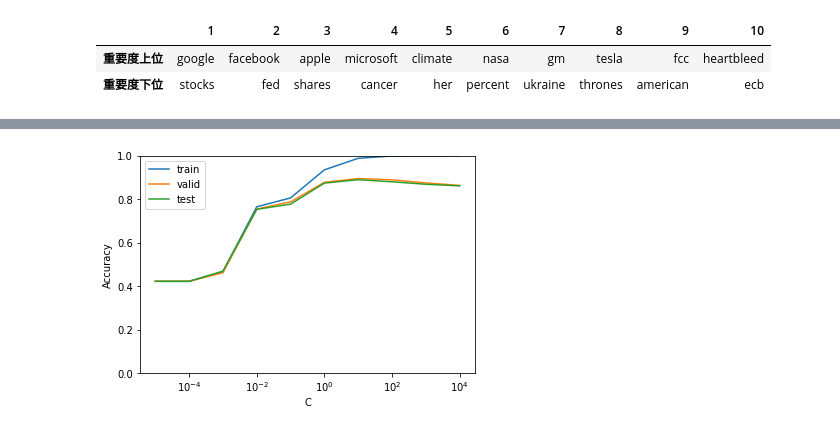
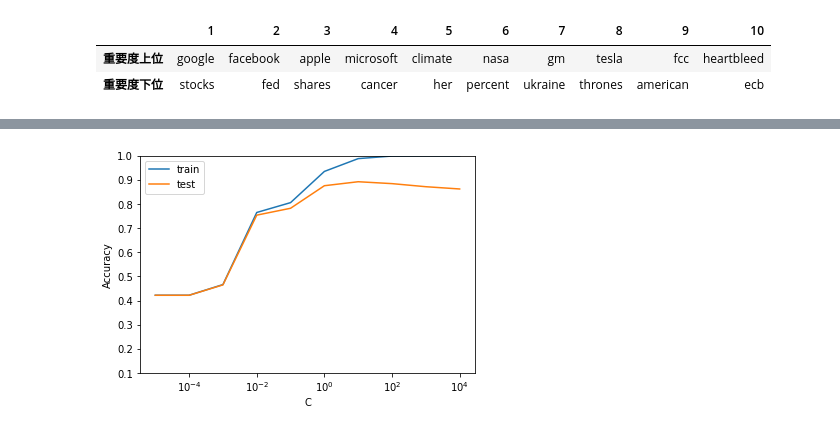
Before and after one commit to koretaka-ai/NLP_100knock, a Jupyter notebook: 100本ノック第6章：機械学習.ipynb, the cells around one changed output, grey strips where cells are left out. Saved outputs shown, nothing was run; the diff lists cells and outputs as text; code cells hidden in the pictures.

```diff
--- a/100本ノック第6章：機械学習.ipynb
+++ b/100本ノック第6章：機械学習.ipynb
@@ -117,16 +109,13 @@ x_data = vectorizer.fit_transform(x_data)
 x_data = pd.DataFrame(x_data.toarray(), columns=vectorizer.get_feature_names())
 
 # データ分割
-x_train, x_val, t_train, t_val = train_test_split(x_data, t_data, test_size=0.2, shuffle=False, stratify=None)
-x_val, x_test, t_val, t_test = train_test_split(x_val, t_val, test_size=0.5, shuffle=False, stratify=None)
+x_train, x_test, t_train, t_test = train_test_split(x_data, t_data, test_size=0.2, shuffle=False, stratify=None)
 
 print("訓練用：{} {}".format(x_train.shape, t_train.shape))
-print("検証用：{} {}".format(x_val.shape, t_val.shape))
 print("評価用：{} {}".format(x_test.shape, t_test.shape))
 
 # データの保存
-x_train.to_csv('train.feature.txt', sep='\t', index=False)
-x_val.to_csv('valid.feature.txt', sep='\t', index=False)
-x_test.to_csv('test.feature.txt', sep='\t', index=False)
+# x_train.to_csv('train.feature.txt', sep='\t', index=False)
+# x_test.to_csv('test.feature.txt', sep='\t', index=False)
 # %% [output]
 訓練用：(10672, 3000) (10672,)
@@ -139,5 +127,10 @@ x_test.to_csv('test.feature.txt', sep='\t', index=False)
 from sklearn.linear_model import LogisticRegression
 
 # モデルの学習
-classifier = LogisticRegression(random_state=123, max_iter=10000)
-classifier.fit(x_train, t_train)
+def train(x, y):
+    classifier = LogisticRegression(random_state=123, max_iter=10000)
+    classifier = classifier.fit(x, y)
+
+    return classifier
+
+model = train(x_train, t_train)
@@ -148,10 +139,10 @@ LogisticRegression(max_iter=10000, random_state=123)
 # 53. 予測
 # ============
 # 学習データの予測
-train_pred = classifier.predict(x_train)
+train_pred = model.predict(x_train)
 
 # 評価データの予測
-test_pred = classifier.predict(x_test)
+test_pred = model.predict(x_test)
 # %%
 # ============
 # 54. 正解率の計測
@@ -260,6 +251,7 @@ for c, coef in zip(classifier.classes_, classifier.coef_):
 # 58. 正則化パラメータの変更
 # ============
 result = []
+
 # 10^-5 から 10^4
 for C in np.logspace(-5, 4, 10, base=10):
   # モデルの学習
@@ -268,13 +260,11 @@ for C in np.logspace(-5, 4, 10, base=10):
 
   # 予測値の取得
   train_pred = classifier.predict(x_train)
-  valid_pred = classifier.predict(x_val)
   test_pred = classifier.predict(x_test)
 
   # 正解率の算出
   train_accuracy = accuracy_score(t_train, train_pred)
-  valid_accuracy = accuracy_score(t_val, valid_pred)
   test_accuracy = accuracy_score(t_test, test_pred)
 
   # 結果の格納
-  result.append([C, train_accuracy, valid_accuracy, test_accuracy])
+  result.append([C, train_accuracy, test_accuracy])
@@ -281,14 +284,13 @@ for C in np.logspace(-5, 4, 10, base=10):
 # %%
 # 視覚化
 result = np.array(result).T
 plt.plot(result[0], result[1], label='train')
-plt.plot(result[0], result[2], label='valid')
-plt.plot(result[0], result[3], label='test')
-plt.ylim(0, 1.0)
+plt.plot(result[0], result[2], label='test')
+plt.ylim(0.1, 1.0)
 plt.ylabel('Accuracy')
 plt.xscale ('log')
 plt.xlabel('C')
 plt.legend()
 plt.show()
 # %% [output]
-[figure, old version]
+[figure, new version]
```
Also changed, not shown: parts of 16 cells of this notebook.
